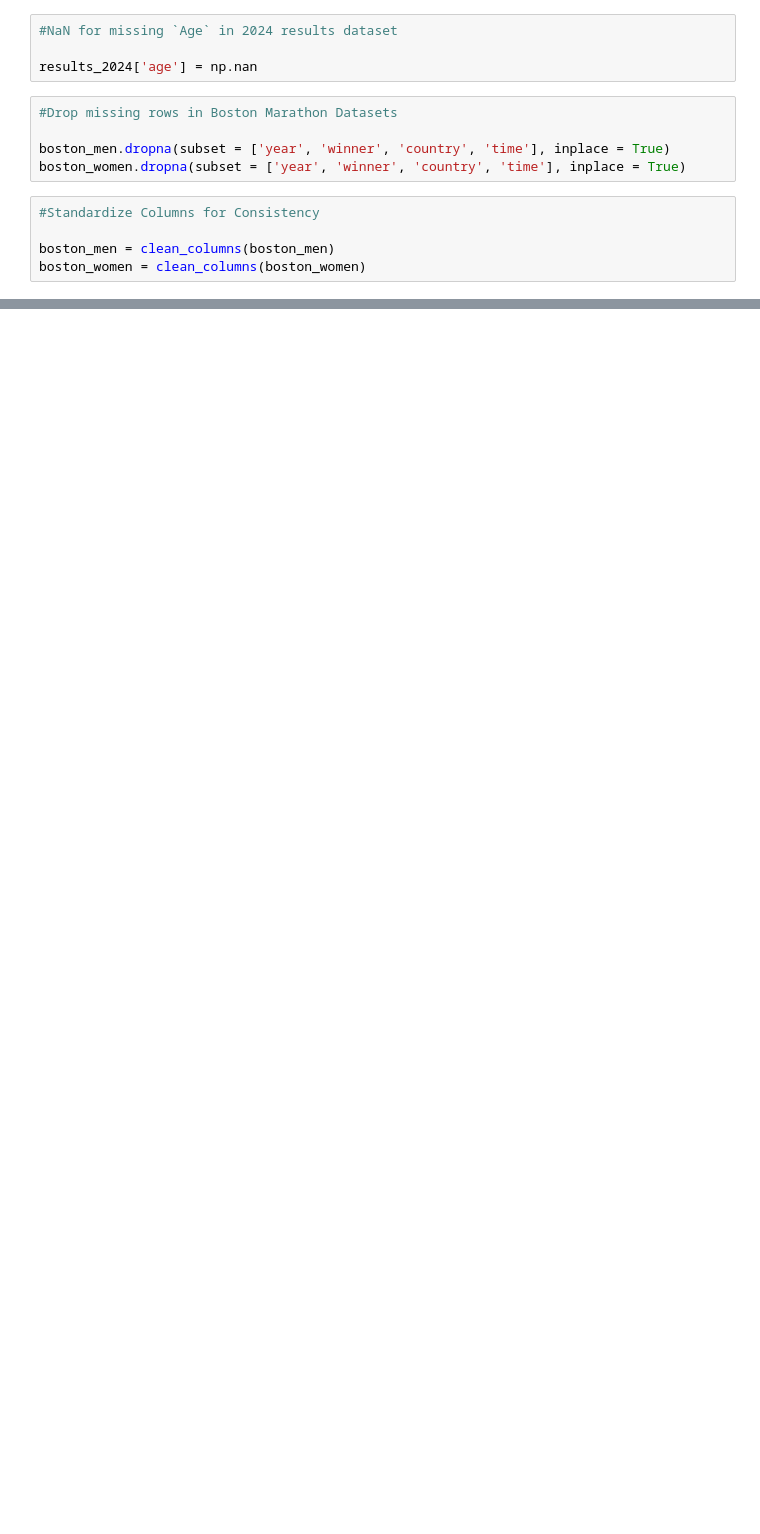
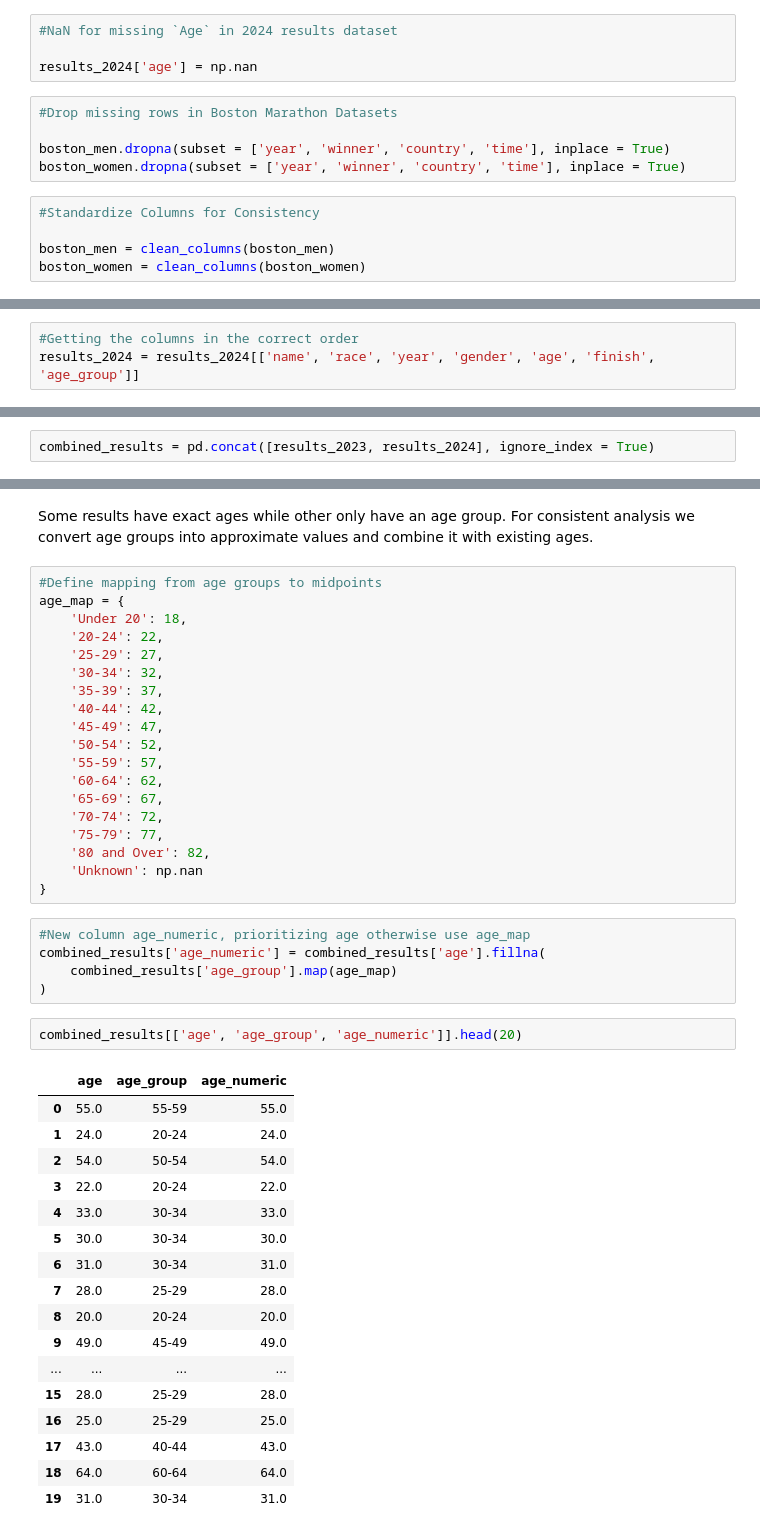
Before and after one commit to kimchiyama/Exploring_Marathon_Trends, a Jupyter notebook: notebooks/analysis.ipynb, the cells around one changed output, grey strips where cells are left out. Cells and saved outputs as stored; diff of their text form; blank space fills up the shorter version.

Commit message:
Clean and combined 2023/2024 datasets, and added age_numeric column

```diff
--- a/notebooks/analysis.ipynb
+++ b/notebooks/analysis.ipynb
@@ -177,0 +289,3 @@ boston_women = clean_columns(boston_women)
+# %%
+#Getting the columns in the correct order
+results_2024 = results_2024[['name', 'race', 'year', 'gender', 'age', 'finish', 'age_group']]
@@ -177,0 +298,2 @@ boston_women = clean_columns(boston_women)
+# %%
+combined_results = pd.concat([results_2023, results_2024], ignore_index = True)
@@ -177,0 +326,46 @@ boston_women = clean_columns(boston_women)
+# %% [markdown]
+Some results have exact ages while other only have an age group. For consistent analysis we convert age groups into approximate values and combine it with existing ages.
+# %%
+#Define mapping from age groups to midpoints
+age_map = {
+    'Under 20': 18,
+    '20-24': 22,
+    '25-29': 27,
+    '30-34': 32,
+    '35-39': 37,
+    '40-44': 42,
+    '45-49': 47,
+    '50-54': 52,
+    '55-59': 57,
+    '60-64': 62,
+    '65-69': 67,
+    '70-74': 72,
+    '75-79': 77,
+    '80 and Over': 82,
+    'Unknown': np.nan
+}
+# %%
+#New column age_numeric, prioritizing age otherwise use age_map
+combined_results['age_numeric'] = combined_results['age'].fillna(
+    combined_results['age_group'].map(age_map)
+)
+# %%
+combined_results[['age', 'age_group', 'age_numeric']].head(20)
+# %% [output]
+|  | age | age_group | age_numeric |
+| 0 | 55.0 | 55-59 | 55.0 |
+| 1 | 24.0 | 20-24 | 24.0 |
+| 2 | 54.0 | 50-54 | 54.0 |
+| 3 | 22.0 | 20-24 | 22.0 |
+| 4 | 33.0 | 30-34 | 33.0 |
+| 5 | 30.0 | 30-34 | 30.0 |
+| 6 | 31.0 | 30-34 | 31.0 |
+| 7 | 28.0 | 25-29 | 28.0 |
+| 8 | 20.0 | 20-24 | 20.0 |
+| 9 | 49.0 | 45-49 | 49.0 |
+| ... | ... | ... | ... |
+| 15 | 28.0 | 25-29 | 28.0 |
+| 16 | 25.0 | 25-29 | 25.0 |
+| 17 | 43.0 | 40-44 | 43.0 |
+| 18 | 64.0 | 60-64 | 64.0 |
+| 19 | 31.0 | 30-34 | 31.0 |
```
Also changed, not shown: parts of 24 cells of this notebook.
